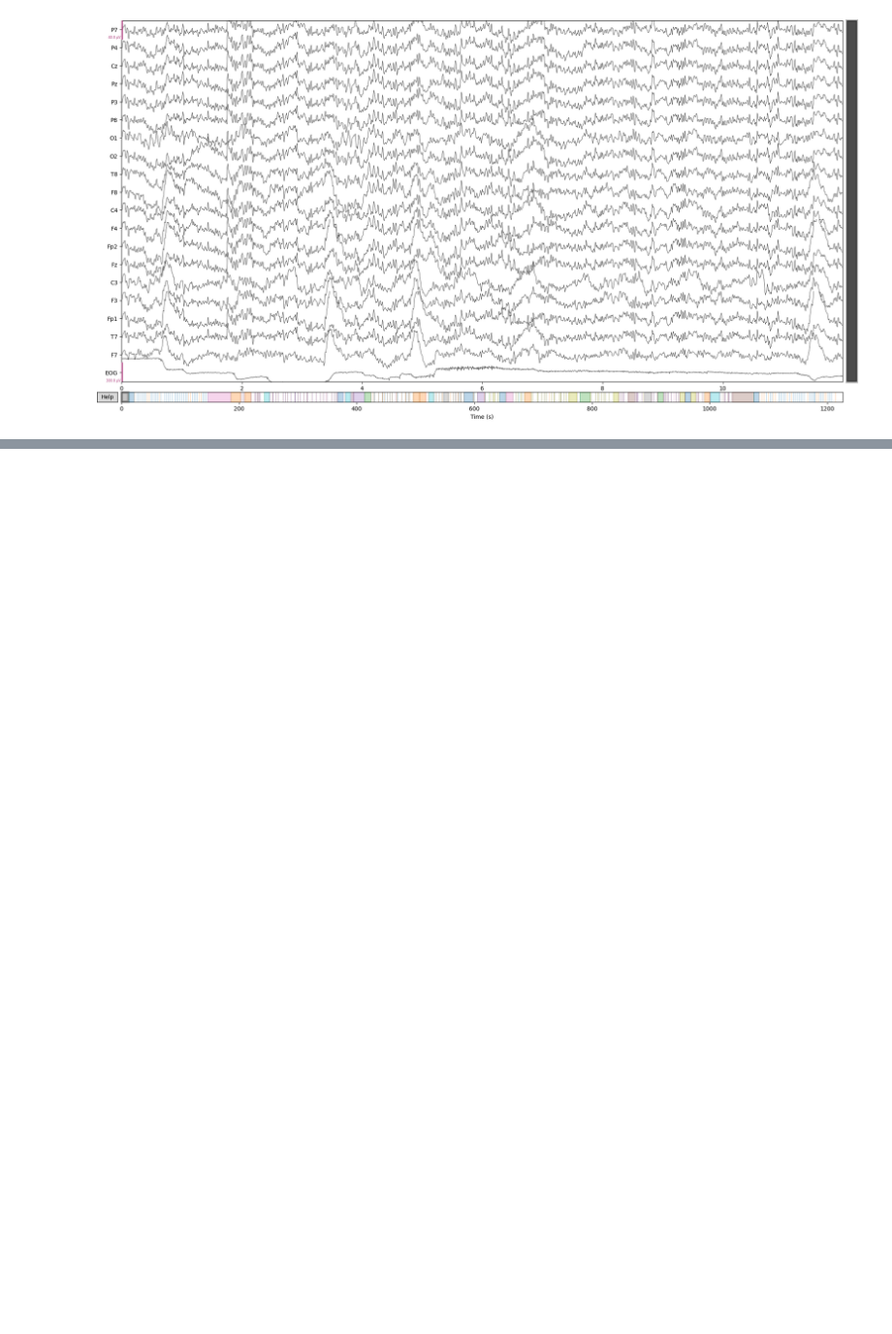
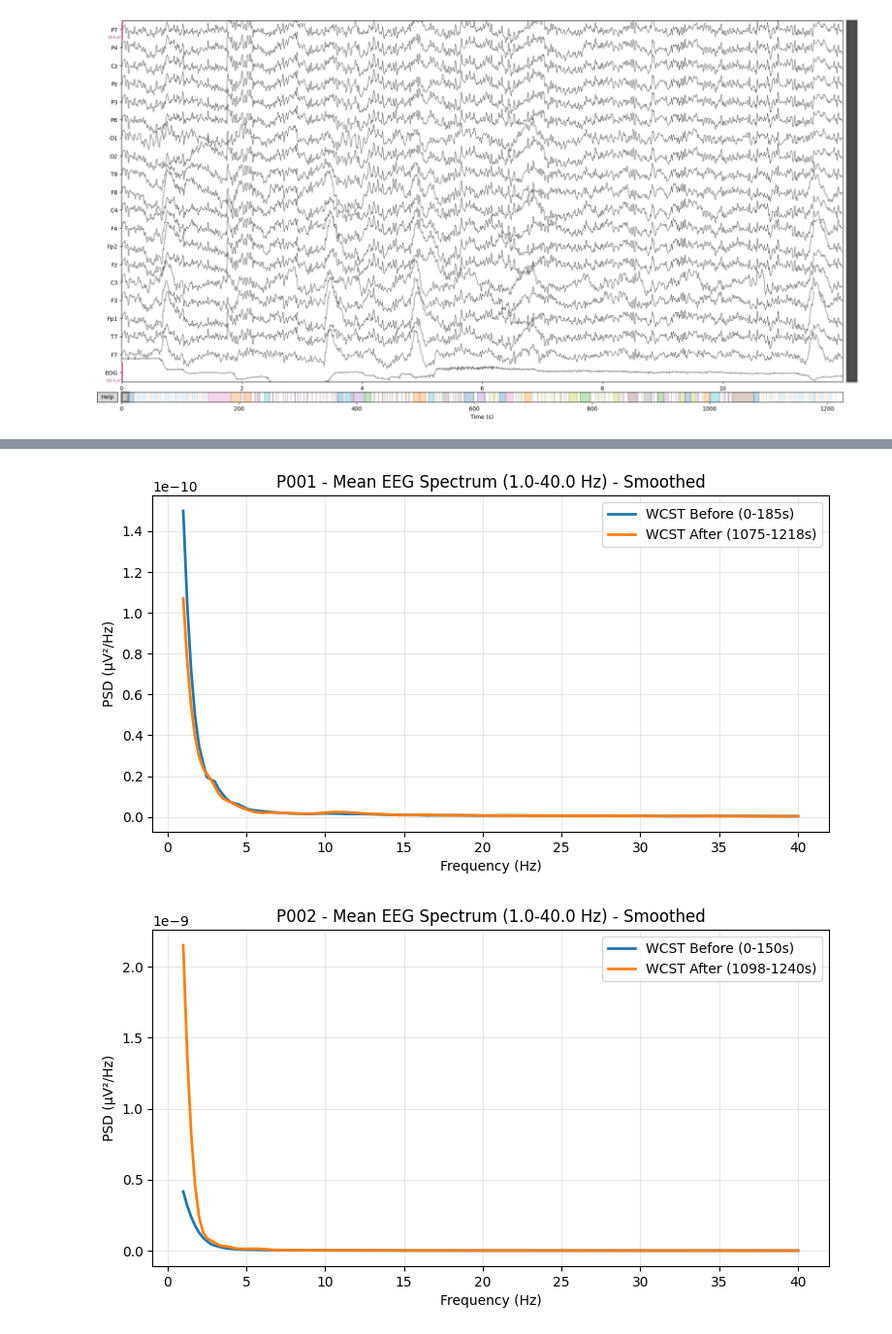
Before and after one commit to NadimSALEEM/0x2x2dual_WCST_analysis, a Jupyter notebook: 0-back/eeg/0back_eeg.ipynb, the cells around one changed output, grey strips where cells are left out. Shown at 97% size. Saved outputs shown, nothing was run; the diff lists cells and outputs as text; code cells hidden in the pictures; blank space fills up the shorter version.

Commit message:
psd on participants (mean) and by electrode

```diff
--- a/0-back/eeg/0back_eeg.ipynb
+++ b/0-back/eeg/0back_eeg.ipynb
@@ -170,0 +174,78 @@ raw_bp_plot.plot(
+# %%
+manual_intervals_by_subject = {
+    "P001": {"WCST Before": (0, 185), "WCST After": (1075, 1218)},
+    "P002": {"WCST Before": (0, 150), "WCST After": (1098, 1240)},
+    "P003": {"WCST Before": (0, 150), "WCST After": (1065, 1204)},
+    "P004": {"WCST Before": (0, 150), "WCST After": (1047, 1190)},
+}
+
+fmin, fmax = 1.0, 40.0
+spectrum_results = {}
+
+# Welch parameters for smooth, less noisy spectra
+sfreq = 250
+n_fft = int(sfreq * 4)  # 4-second windows for smoothing
+n_overlap = n_fft // 2  # 50% overlap
+
+for subj, raw in sorted(raw_bp_by_subject.items()):
+    if subj not in manual_intervals_by_subject:
+        raise ValueError(f"Missing intervals for {subj} in manual_intervals_by_subject")
+
+    subject_intervals = manual_intervals_by_subject[subj]
+    max_time = raw.times[-1]
+    spectrum_results[subj] = {}
+
+    fig, ax = plt.subplots(figsize=(9, 4.5))
+
+    for cond_name, (tmin, tmax) in subject_intervals.items():
+        if tmin < 0 or tmax <= tmin or tmax > max_time:
+            raise ValueError(
+                f"Invalid interval for {subj} - {cond_name}: ({tmin}, {tmax}), max_time={max_time:.2f}s"
+            )
+
+        psd = raw.compute_psd(
+            method="welch",
+            fmin=fmin,
+            fmax=fmax,
+            tmin=tmin,
+            tmax=tmax,
+            n_fft=n_fft,
+            n_overlap=n_overlap,
+            picks="eeg",
+            verbose="ERROR"
+        )
+        freqs = psd.freqs
+        psd_data = psd.get_data()  # shape: (n_channels, n_freqs)
+        mean_psd = psd_data.mean(axis=0)
+        ch_names = psd.ch_names
+
+        # Apply smoothing to reduce noise (Savitzky-Golay filter)
+        from scipy.signal import savgol_filter
+        window_length = min(11, len(mean_psd) if len(mean_psd) % 2 == 1 else len(mean_psd) - 1)
+        if window_length >= 5:
+            mean_psd_smooth = savgol_filter(mean_psd, window_length, polyorder=3)
+            psd_data_smooth = np.array([savgol_filter(psd_data[i], window_length, polyorder=3)
+                                       for i in range(psd_data.shape[0])])
+        else:
+            mean_psd_smooth = mean_psd
+            psd_data_smooth = psd_data
+
+        spectrum_results[subj][cond_name] = {
+            "freqs": freqs,
+            "mean_psd": mean_psd_smooth,
+            "psd_data": psd_data_smooth,  # Individual channel spectra (smoothed)
+            "ch_names": ch_names,
+            "interval": (tmin, tmax),
+        }
+
+        ax.plot(freqs, mean_psd_smooth, label=f"{cond_name} ({tmin}-{tmax}s)", linewidth=2)
+
+    ax.set_title(f"{subj} - Mean EEG Spectrum ({fmin}-{fmax} Hz) - Smoothed")
+    ax.set_xlabel("Frequency (Hz)")
+    ax.set_ylabel("PSD (μV²/Hz)")
+    ax.grid(True, alpha=0.3)
+    ax.legend()
+    plt.show()
+# %% [output]
+[figure, added]
+[figure, added]
```
Also changed, not shown: parts of 8 cells of this notebook.
